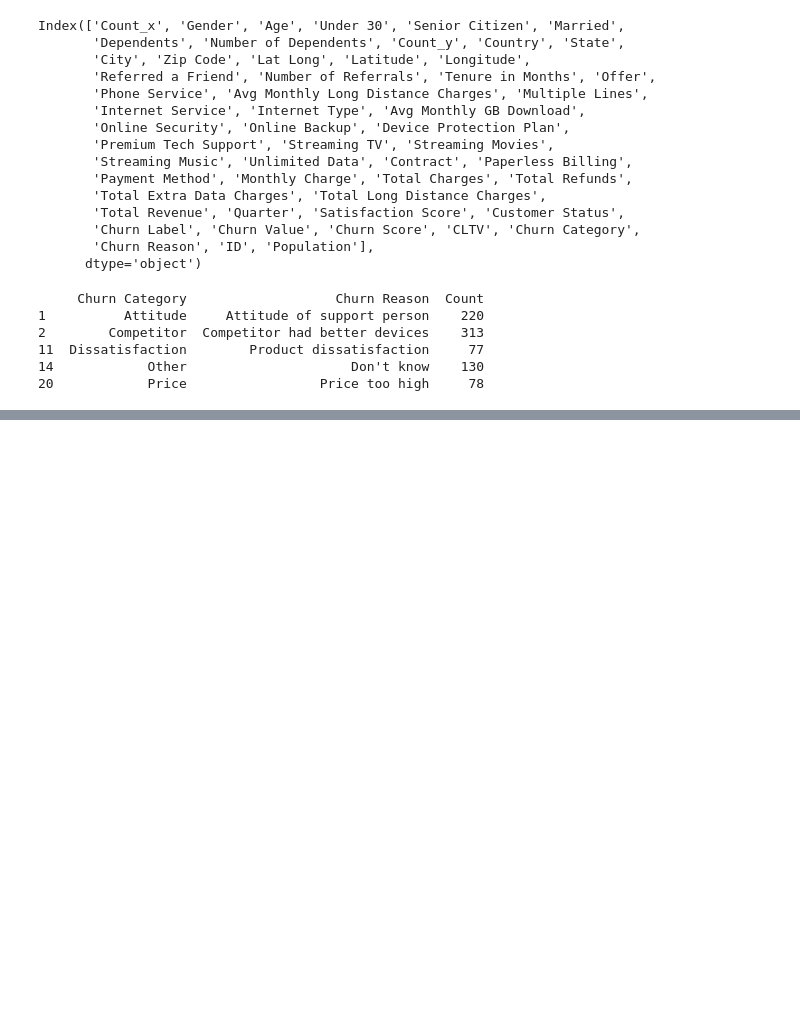
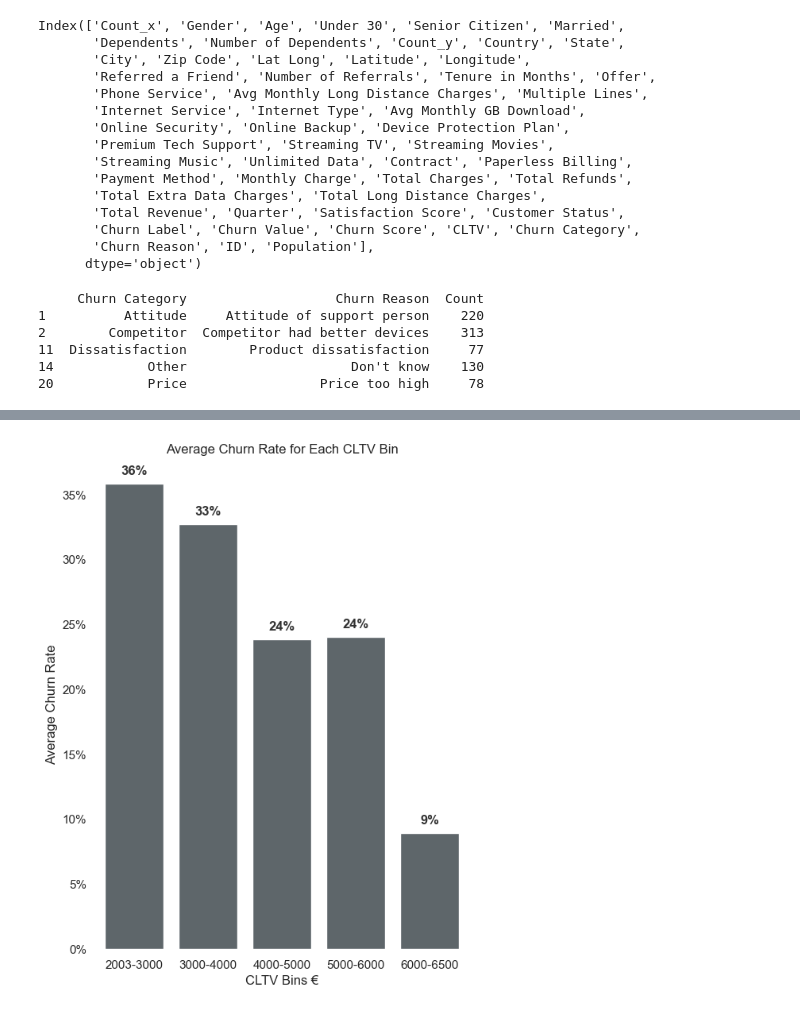
Before and after one commit to sarasustelosantos/bootcamp_group, a Jupyter notebook: 01_data_exploration.ipynb, the cells around one changed output, grey strips where cells are left out. Cells and saved outputs as stored; diff of their text form; code cells hidden in the pictures; blank space fills up the shorter version.

```diff
--- a/01_data_exploration.ipynb
+++ b/01_data_exploration.ipynb
@@ -1741,0 +1771,17 @@ print(top_churn_reasons)
+# %%
+
+# Define the bin edges
+bin_edges = [2003, 3000, 4000, 5000, 6000, 6500]
+
+# Create bin labels as ranges
+bin_labels = [f"{bin_edges[i]}-{bin_edges[i+1]}" for i in range(len(bin_edges)-1)]
+
+# Create a new DataFrame df_bins based on df with selected columns
+selected_columns = ['CLTV', 'Churn Value']
+df_bins = df[selected_columns].copy()
+
+# Add the new 'CLTV_bins' column
+df_bins['CLTV_bins'] = pd.cut(df['CLTV'], bins=bin_edges, labels=bin_labels, include_lowest=True, right=False)
+
+# Display the new DataFrame df_bins
+df_bins
@@ -1741,0 +1803,41 @@ print(top_churn_reasons)
+# %%
+
+from PIL import Image
+
+# Assuming df_bins is your DataFrame with 'CLTV_bins', 'CLTV', and 'Churn Value' columns
+
+# Calculate the average churn rate for each bin
+average_churn_rate = df_bins.groupby('CLTV_bins')['Churn Value'].mean().reset_index()
+
+# Plot the average churn rate
+plt.figure(figsize=(6, 8))
+sns.barplot(x='CLTV_bins', y='Churn Value', data=average_churn_rate, color='#5C666C')
+plt.title('Average Churn Rate for Each CLTV Bin', fontsize=12)
+plt.xlabel('CLTV Bins €', fontsize=12)
+plt.ylabel('Average Churn Rate', fontsize=12)
+
+# Label the bars with the churn rate values (without decimals)
+for index, value in enumerate(average_churn_rate['Churn Value']):
+    plt.text(index, value + 0.005, f'{value:.0%}', ha='center', va='bottom', color='#333333', fontweight='bold', fontsize=12)
+
+# Format y-axis labels as percentages
+plt.gca().yaxis.set_major_formatter(FuncFormatter(lambda y, _: f'{y:.0%}'))
+
+# Remove the external line rectangle
+plt.gca().set_frame_on(False)
+
+# Create the "Outputs" folder if it doesn't exist
+output_folder = 'Outputs'
+os.makedirs(output_folder, exist_ok=True)
+
+# Save the plot as an image without additional borders
+output_file_path = os.path.join(output_folder, 'CLTV_bins.png')
+plt.savefig(output_file_path, transparent=True)
+
+# Open the saved image using PIL and save it again without any additional borders
+image = Image.open(output_file_path)
+image.save(output_file_path, bbox_inches='tight', pad_inches=0)
+
+plt.show()
+# %% [output]
+[figure, added]
```
Also changed, not shown: parts of 19 cells of this notebook, 2 other files.
